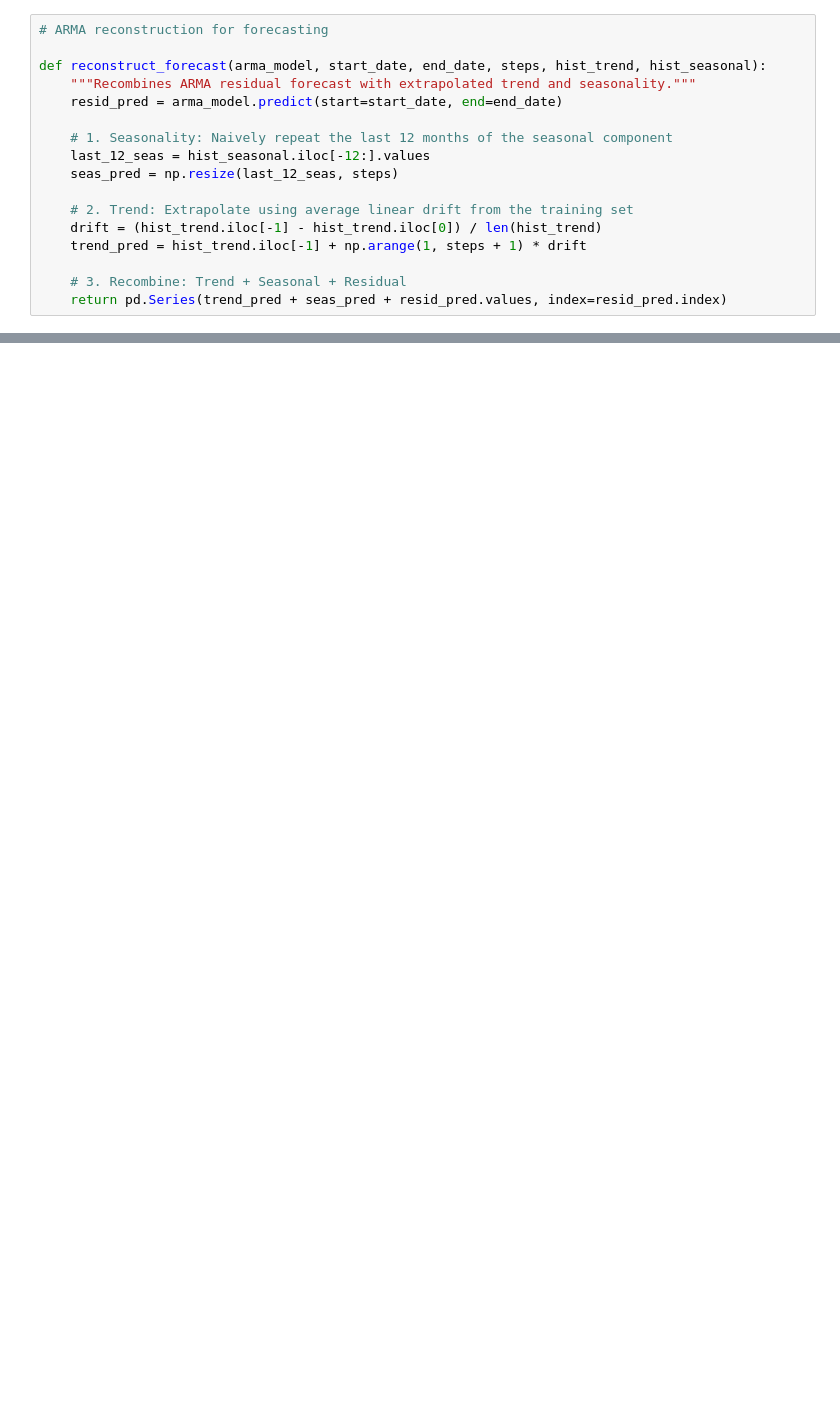
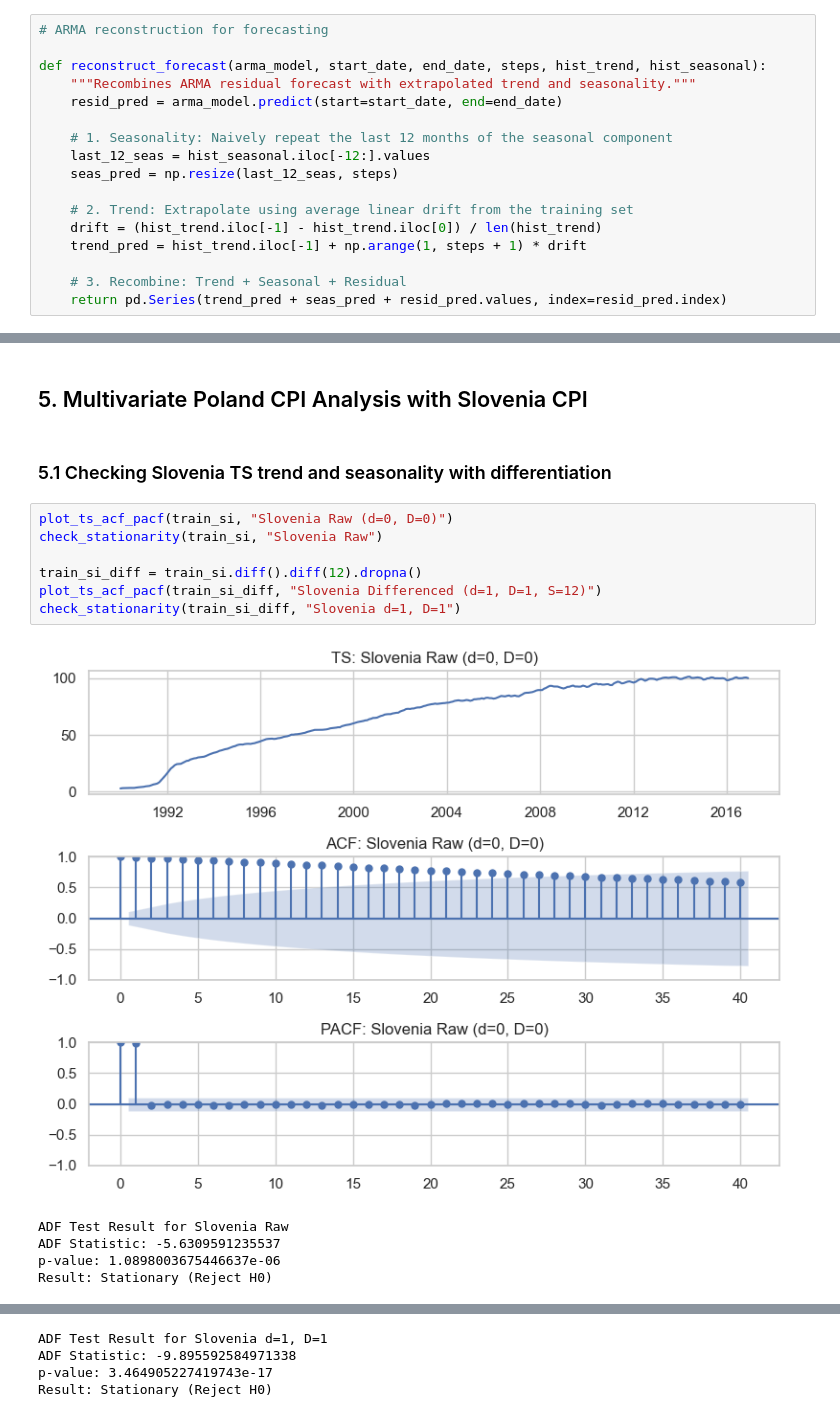
Before and after one commit to Pedr0S22/price-tagging-cpi, a Jupyter notebook: cpi-tagging.ipynb, the cells around one changed output, grey strips where cells are left out. Drawn from its saved outputs; the diff is of its cells as text; blank space fills up the shorter version.

Commit message:
multivariate analysis

```diff
--- a/cpi-tagging.ipynb
+++ b/cpi-tagging.ipynb
@@ -674,0 +687,17 @@ plt.show()
+# %% [markdown]
+## 5. Multivariate Poland CPI Analysis with Slovenia CPI
+# %% [markdown]
+### 5.1 Checking Slovenia TS trend and seasonality with differentiation
+# %%
+plot_ts_acf_pacf(train_si, "Slovenia Raw (d=0, D=0)")
+check_stationarity(train_si, "Slovenia Raw")
+
+train_si_diff = train_si.diff().diff(12).dropna()
+plot_ts_acf_pacf(train_si_diff, "Slovenia Differenced (d=1, D=1, S=12)")
+check_stationarity(train_si_diff, "Slovenia d=1, D=1")
+# %% [output]
+[figure, added]
+ADF Test Result for Slovenia Raw
+ADF Statistic: -5.6309591235537
+p-value: 1.0898003675446637e-06
+Result: Stationary (Reject H0)
@@ -674,0 +705,4 @@ plt.show()
+ADF Test Result for Slovenia d=1, D=1
+ADF Statistic: -9.895592584971338
+p-value: 3.464905227419743e-17
+Result: Stationary (Reject H0)
```
Also changed, not shown: parts of 40 cells of this notebook.
